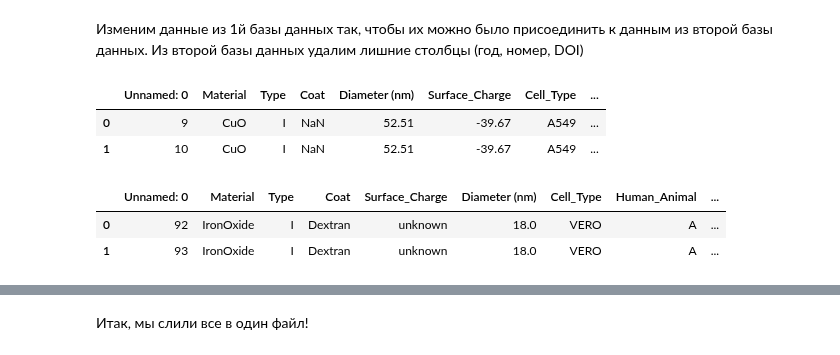
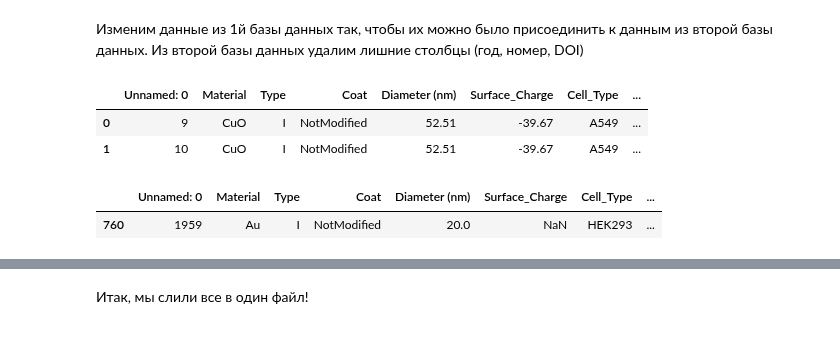
Before and after one commit to dobrotvorn/DataCon23, a Jupyter notebook: Mini_task1.ipynb, the cells around one changed output, grey strips where cells are left out. Cells and saved outputs as stored; diff of their text form; code cells hidden in the pictures.

```diff
--- a/Mini_task1.ipynb
+++ b/Mini_task1.ipynb
@@ -109,37 +107,50 @@ sdb.head()
+# %%
+fdb['coat'] = fdb['coat'].fillna('NotModified')
+sdb['Coat'] = sdb['Coat'].fillna('NotModified')
+none_mapper = {'unknown': None, '-': None, 'None': None}
+sdb.replace(none_mapper, inplace=True)
+fdb.replace(none_mapper, inplace=True)
 # %% [markdown]
 Изменим данные из 1й базы данных так, чтобы их можно было присоединить к данным из второй базы данных. Из второй базы данных удалим лишние столбцы (год, номер, DOI)
 # %%
 fdb = fdb.rename(columns=
                  {'Nanoparticle': 'Material',
                 'Zeta potential (mV)': 'Surface_Charge',
                 'Cells': 'Cell_Type',
                 'Cell line (L)/primary cells (P)': 'Cell Line_Primary Cell',
                 'Human(H)/Animal(A) cells': 'Human_Animal',
                 'Exposure time (h)': 'Time (hr)',
                 'Type: Organic (O)/inorganic (I)': 'Type',
                 'coat': 'Coat',
                 '% Cell viability': 'Cell_Viability (%)'}
 )
 hardcode_mol_mass = {'CuO' : 79.53, 'Iron oxide': 215.49,'IronOxide':215.49,'IronOide':215.49 ,'Au':196.96, 'Cu2O':143.07}
 hardcode_age = {'E' : 'Embryonic', 'A' : 'Adult', 'F': 'Fetus'}
-# def d(x):
-#   return hardcode_mol_mass[x['Material']] * float(x['Concentration μM'])
-fdb['Concentration (ug/ml)']= fdb[['Concentration μM', 'Material' ]].apply(lambda x:  hardcode_mol_mass[x['Material']] * float(x['Concentration μM']/ 1000), axis=1)
-fdb['Cell_Age'] = fdb['Cell age: embryonic (E), Adult (A)'].apply(lambda x: hardcode_age[x])
+
+fdb['Concentration (ug/ml)']= fdb[['Concentration μM', 'Material' ]].apply(lambda x:  hardcode_mol_mass[x['Material']] * float(x['Concentration μM']/ 1000 if x['Material'] and x['Concentration μM']  else None), axis=1)
+fdb['Cell_Age'] = fdb['Cell age: embryonic (E), Adult (A)'].apply(lambda x: hardcode_age[x] if x else None)
+# Переведем во float то, что не перевелось во float из-за '-'
+fdb['Concentration (ug/ml)'] = fdb['Concentration (ug/ml)'].astype(float)
+sdb['Concentration (ug/ml)'] = sdb['Concentration (ug/ml)'].astype(float)
+
+fdb['Diameter (nm)'] = fdb['Diameter (nm)'].astype(float)
+sdb['Diameter (nm)'] = sdb['Diameter (nm)'].astype(float)
+
+fdb['Coat'] = fdb['Coat'].fillna('NotModified')
+sdb['Coat'] = sdb['Coat'].fillna('NotModified')
 
 # Exposure dose, concentration, dose
 # Cell_Age
 # doi, no, year
 fdb_new = fdb.drop(columns=['Concentration μM', 'Cell age: embryonic (E), Adult (A)'])
 sdb_new = sdb.drop(columns=['No','Year', 'DOI'], axis=1)
 fdb_new.head(2)
 # %% [output]
 |  | Unnamed: 0 | Material | Type | Coat | Diameter (nm) | Surface_Charge | Cell_Type | ... |
-| 0 | 9 | CuO | I | NaN | 52.51 | -39.67 | A549 | ... |
-| 1 | 10 | CuO | I | NaN | 52.51 | -39.67 | A549 | ... |
+| 0 | 9 | CuO | I | NotModified | 52.51 | -39.67 | A549 | ... |
+| 1 | 10 | CuO | I | NotModified | 52.51 | -39.67 | A549 | ... |
-# %%
-sdb_new.head(2)
-# %% [output]
-|  | Unnamed: 0 | Material | Type | Coat | Surface_Charge | Diameter (nm) | Cell_Type | Human_Animal | ... |
-| 0 | 92 | IronOxide | I | Dextran | unknown | 18.0 | VERO | A | ... |
-| 1 | 93 | IronOxide | I | Dextran | unknown | 18.0 | VERO | A | ... |
+# %%
+fdb_new[fdb_new['Cell_Viability (%)'] == 100.75949]
+# %% [output]
+|  | Unnamed: 0 | Material | Type | Coat | Diameter (nm) | Surface_Charge | Cell_Type | ... |
+| 760 | 1959 | Au | I | NotModified | 20.0 | NaN | HEK­293 | ... |
```
Also changed, not shown: parts of 18 cells of this notebook.
